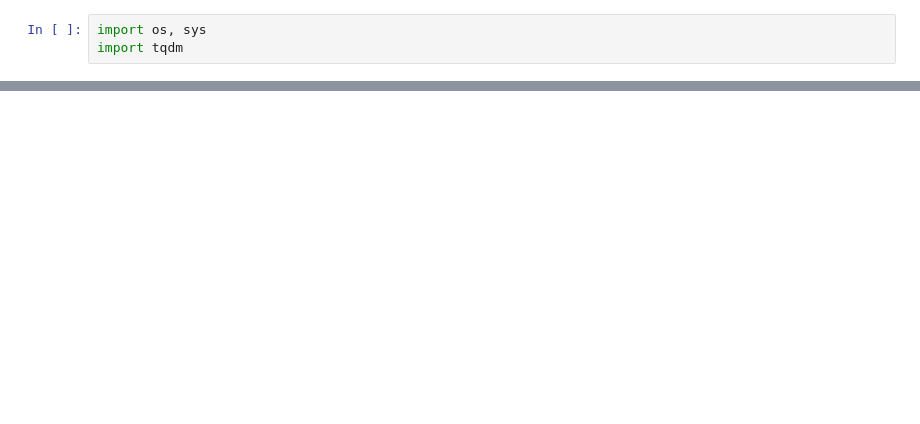
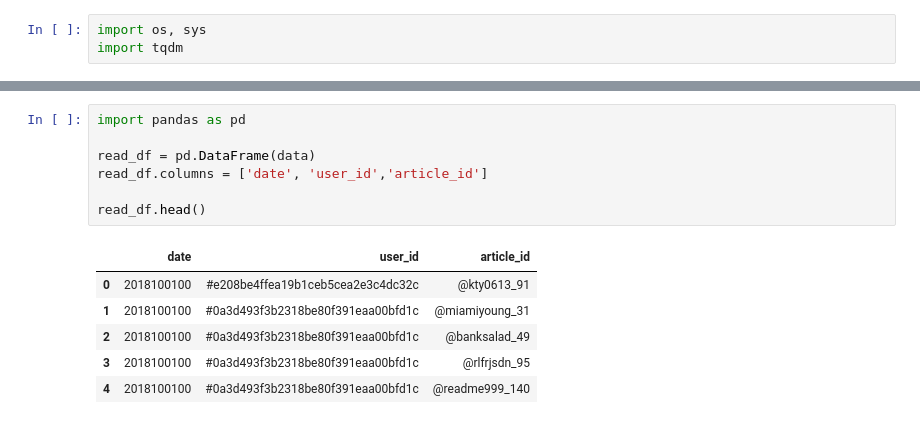
Before and after one commit to ikeven94/DACON, a Jupyter notebook: Kakao_Brunch/eda.ipynb, the cells around one changed output, grey strips where cells are left out. Saved outputs shown, nothing was run; the diff lists cells and outputs as text; blank space fills up the shorter version.

```diff
--- a/Kakao_Brunch/eda.ipynb
+++ b/Kakao_Brunch/eda.ipynb
@@ -18,0 +38,14 @@ data = [];
+# %%
+import pandas as pd
+
+read_df = pd.DataFrame(data)
+read_df.columns = ['date', 'user_id','article_id']
+
+read_df.head()
+# %% [output]
+|  | date | user_id | article_id |
+| 0 | 2018100100 | #e208be4ffea19b1ceb5cea2e3c4dc32c | @kty0613_91 |
+| 1 | 2018100100 | #0a3d493f3b2318be80f391eaa00bfd1c | @miamiyoung_31 |
+| 2 | 2018100100 | #0a3d493f3b2318be80f391eaa00bfd1c | @banksalad_49 |
+| 3 | 2018100100 | #0a3d493f3b2318be80f391eaa00bfd1c | @rlfrjsdn_95 |
+| 4 | 2018100100 | #0a3d493f3b2318be80f391eaa00bfd1c | @readme999_140 |
```
Also changed, not shown: parts of 29 cells of this notebook.
